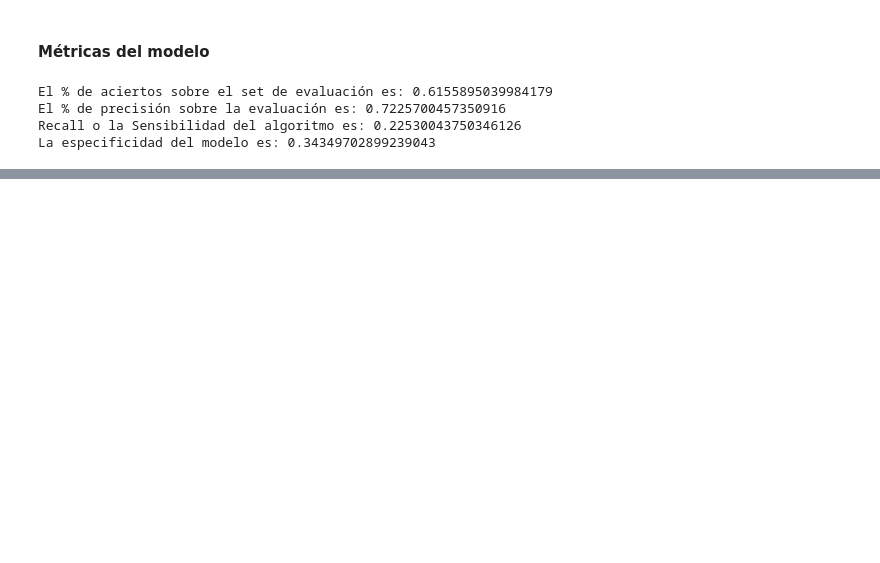
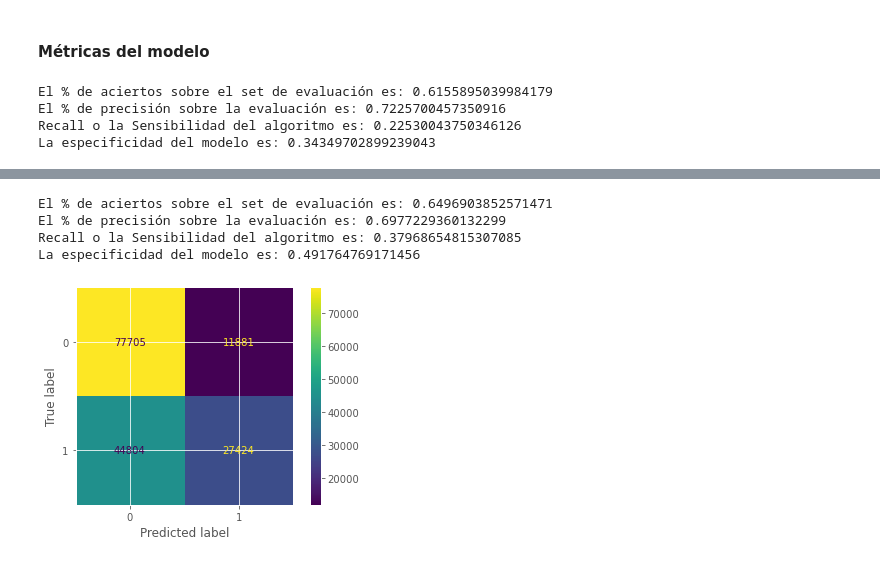
Before and after one commit to natijohansen/TP_DataScience, a Jupyter notebook: Test-PCA.ipynb, the cells around one changed output, grey strips where cells are left out. Drawn from its saved outputs; the diff is of its cells as text; code cells hidden in the pictures; blank space fills up the shorter version.

```diff
--- a/Test-PCA.ipynb
+++ b/Test-PCA.ipynb
@@ -400,0 +411,30 @@ plt.show()
+# %%
+# Creación del modelo
+model_rf3 = RandomForestClassifier(max_depth=10, random_state=0)
+model_rf3.fit(X_train_2, y_train)
+
+# Predicción
+y_pred3 = model_rf3.predict(X_test_2)
+# %%
+test_accuracy = accuracy_score(y_test, y_pred3)
+test_prec = precision_score(y_test, y_pred3)
+test_recall = recall_score(y_test, y_pred3)
+test_f1 = f1_score(y_test, y_pred3)
+
+print('El % de aciertos sobre el set de evaluación es:',test_accuracy)
+print('El % de precisión sobre la evaluación es:',test_prec)
+print('Recall o la Sensibilidad del algoritmo es:',test_recall)
+print('La especificidad del modelo es:',test_f1)
+# %% [output]
+El % de aciertos sobre el set de evaluación es: 0.6496903852571471
+El % de precisión sobre la evaluación es: 0.6977229360132299
+Recall o la Sensibilidad del algoritmo es: 0.37968654815307085
+La especificidad del modelo es: 0.491764769171456
+# %%
+#Ploteamos la Matriz
+from sklearn.metrics import confusion_matrix
+from sklearn.metrics import plot_confusion_matrix
+plot_confusion_matrix(model_rf3, X_test_2, y_test)
+plt.show()
+# %% [output]
+[figure, added]
```
Also changed, not shown: parts of 5 cells of this notebook.
